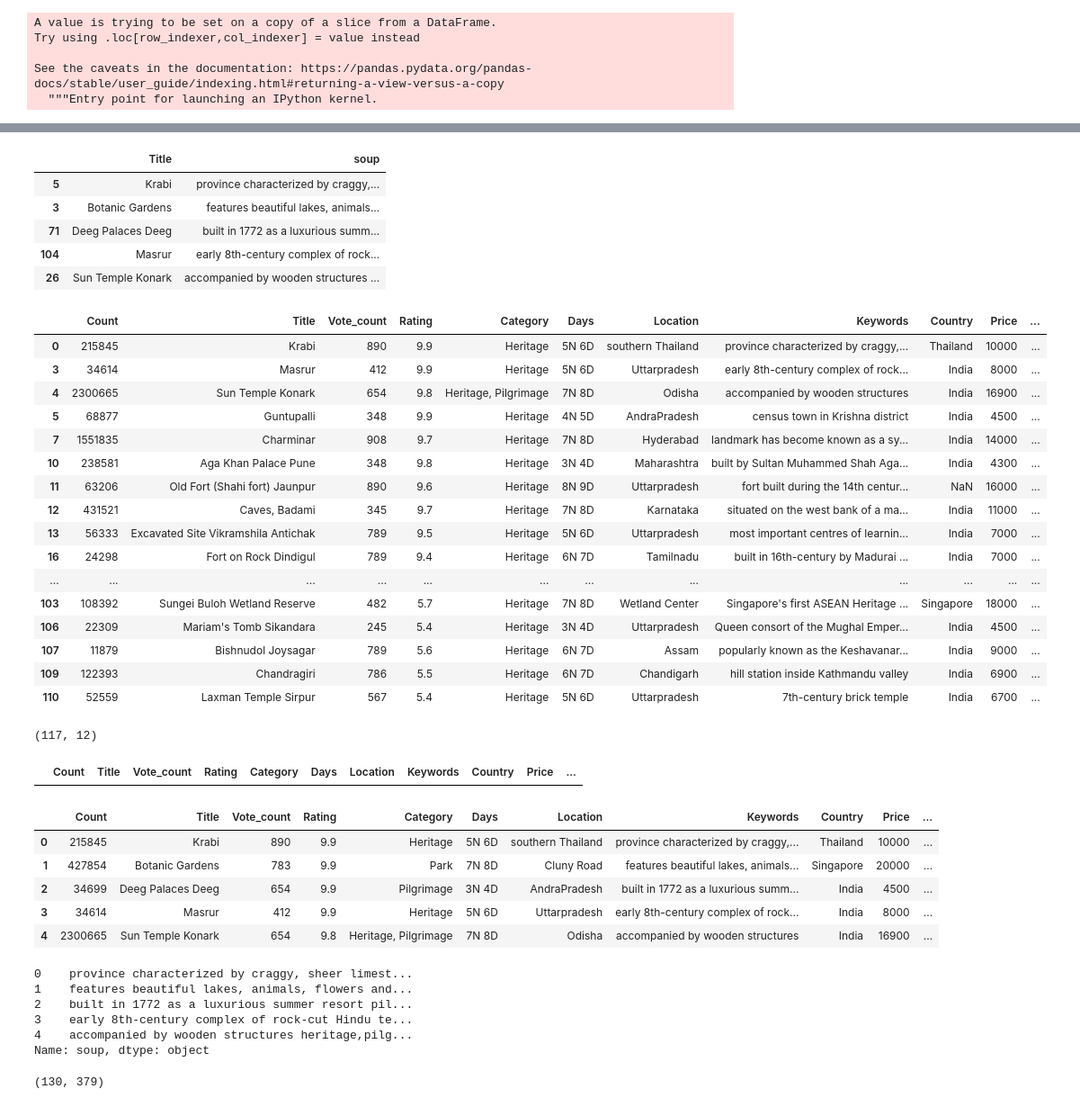
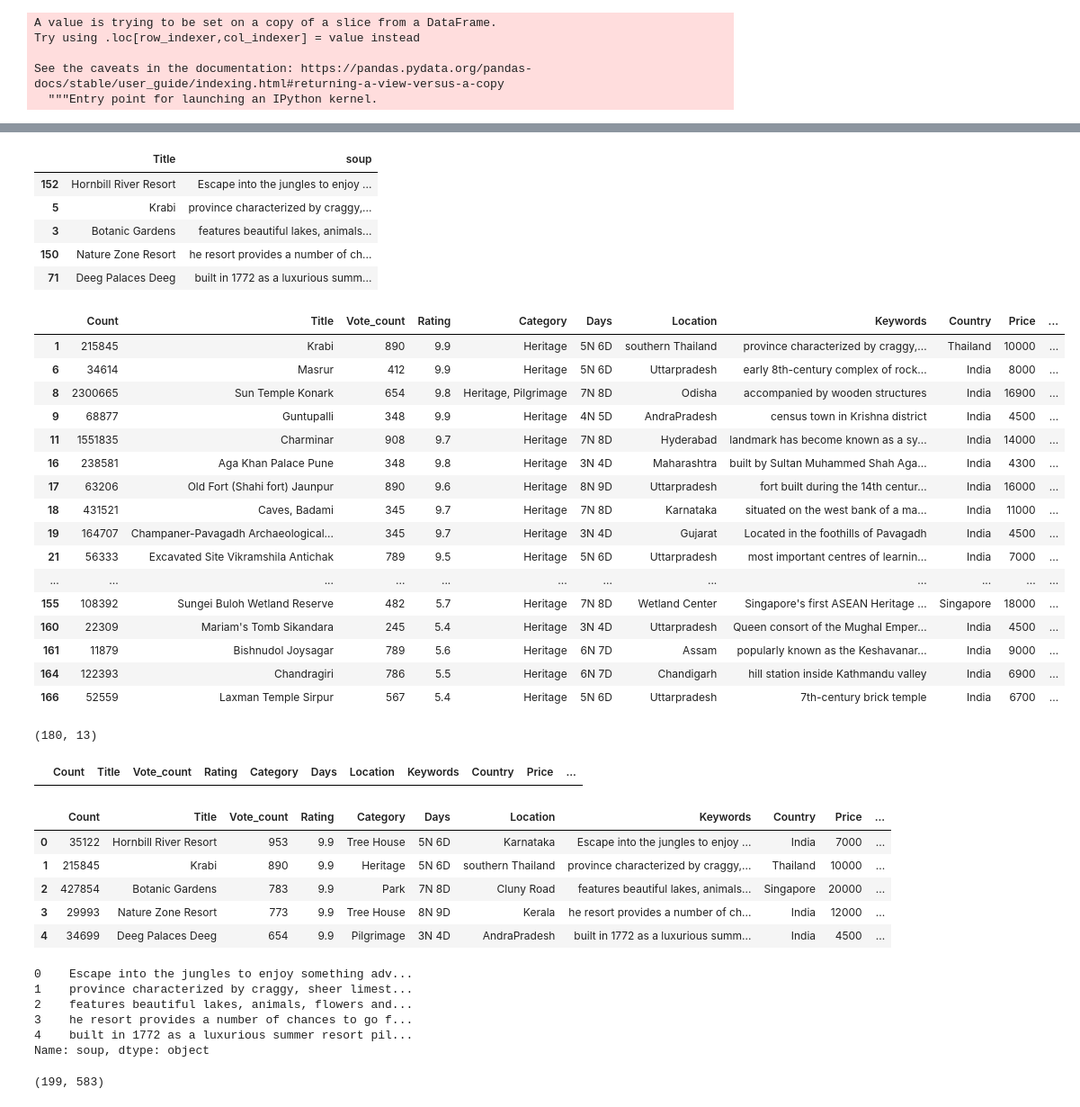
Before and after one commit to nidhi7330/nidhi7330, a Jupyter notebook: Tour_Content_based_Recommendation.ipynb, the cells around one changed output, grey strips where cells are left out. Shown at 90% size. Cells and saved outputs as stored; diff of their text form; code cells hidden in the pictures.

```diff
--- a/Tour_Content_based_Recommendation.ipynb
+++ b/Tour_Content_based_Recommendation.ipynb
@@ -10,6 +11,6 @@ from sklearn.feature_extraction.text import TfidfVectorizer
 # %%
 #reding the dataset
-tour_desc = pd.read_csv('/content/tour.csv')#,encoding = 'unicode_escape')
+tour_desc = pd.read_csv('/content/tour_final.csv')#,encoding = 'utf-8')
 # %%
 #Give the number of rows and columns
 tour_desc.shape
@@ -81,12 +83,12 @@ quali = quali.sort_values('Score', ascending=False)
 | 96 | 185316 | Remains of Patliputra Kumrahar | 678 | 7.9 | Wildlife | 9N 10D | Uttarpradesh | ancient city of Pataliputra | India | 20000 | ... |
 # %%
-conbas_df = quali[['Title','Category','Days','Location','Keywords']]
+conbas_df = quali[['Title','Category','Days','Location','Keywords','Image_url']]
 # %%
 #converting the names and keyword instances into lowercase and strip all the spaces between them #comparing the code with keywords
 conbas_df['Category'] = conbas_df['Category'].str.replace(' ','').str.lower().str.replace('-','')
-conbas_df['Location'] = conbas_df['Location'].str.replace(' ','').str.lower().str.replace('-','')
-conbas_df['Days'] = conbas_df['Days'].str.replace(' ','').str.lower().str.replace('-','')
-#conbas_df['Price'] = conbas_df['Price'].str.replace(' ','').str.lower().str.replace('-','')
+conbas_df['Location'] = conbas_df['Location'].str.replace(' ','').str.lower().str.replace('-',' ')
+conbas_df['Days'] = conbas_df['Days'].str.replace(' ','').str.lower().str.replace('-',' ')
+conbas_df['Image_url'] = conbas_df['Image_url'].str.replace(' ','').str.lower().str.replace('-','')
 # %% [output]
 A value is trying to be set on a copy of a slice from a DataFrame.
 Try using .loc[row_indexer,col_indexer] = value instead
@@ -126,5 +135,5 @@ Index(['Title', 'Category', 'Days', 'Location', 'Keywords', 'soup'], dtype='obje
 # %%
-conbas_df = conbas_df.drop(columns=['Category','Days','Location','Keywords'])
+conbas_df = conbas_df.drop(columns=['Category','Days','Location','Keywords','Image_url'])
 # %%
 conbas_df.head()
 # %% [output]
@@ -153,35 +153,35 @@ q = pd.merge(quali,conbas_df, left_on=['Title'], right_on=['Title'], how='left')
 conbas_df.head()
 # %% [output]
 |  | Title | soup |
+| 152 | Hornbill River Resort | Escape into the jungles to enjoy ... |
 | 5 | Krabi | province characterized by craggy,... |
 | 3 | Botanic Gardens | features beautiful lakes, animals... |
+| 150 | Nature Zone Resort | he resort provides a number of ch... |
 | 71 | Deeg Palaces Deeg | built in 1772 as a luxurious summ... |
-| 104 | Masrur | early 8th-century complex of rock... |
-| 26 | Sun Temple Konark | accompanied by wooden structures ... |
 # %%
-q[q['Category'].str.contains('Heritage')]
+q[q['Category'].str.contains('Heritage', na=False)]
 # %% [output]
 |  | Count | Title | Vote_count | Rating | Category | Days | Location | Keywords | Country | Price | ... |
-| 0 | 215845 | Krabi | 890 | 9.9 | Heritage | 5N 6D | southern Thailand | province characterized by craggy,... | Thailand | 10000 | ... |
-| 3 | 34614 | Masrur | 412 | 9.9 | Heritage | 5N 6D | Uttarpradesh | early 8th-century complex of rock... | India | 8000 | ... |
-| 4 | 2300665 | Sun Temple Konark | 654 | 9.8 | Heritage, Pilgrimage | 7N 8D | Odisha | accompanied by wooden structures | India | 16900 | ... |
-| 5 | 68877 | Guntupalli | 348 | 9.9 | Heritage | 4N 5D | AndraPradesh | census town in Krishna district | India | 4500 | ... |
-| 7 | 1551835 | Charminar | 908 | 9.7 | Heritage | 7N 8D | Hyderabad | landmark has become known as a sy... | India | 14000 | ... |
-| 10 | 238581 | Aga Khan Palace Pune | 348 | 9.8 | Heritage | 3N 4D | Maharashtra | built by Sultan Muhammed Shah Aga... | India | 4300 | ... |
-| 11 | 63206 | Old Fort (Shahi fort) Jaunpur | 890 | 9.6 | Heritage | 8N 9D | Uttarpradesh | fort built during the 14th centur... | NaN | 16000 | ... |
-| 12 | 431521 | Caves, Badami | 345 | 9.7 | Heritage | 7N 8D | Karnataka | situated on the west bank of a ma... | India | 11000 | ... |
-| 13 | 56333 | Excavated Site Vikramshila Antichak | 789 | 9.5 | Heritage | 5N 6D | Uttarpradesh | most important centres of learnin... | India | 7000 | ... |
-| 16 | 24298 | Fort on Rock Dindigul | 789 | 9.4 | Heritage | 6N 7D | Tamilnadu | built in 16th-century by Madurai ... | India | 7000 | ... |
+| 1 | 215845 | Krabi | 890 | 9.9 | Heritage | 5N 6D | southern Thailand | province characterized by craggy,... | Thailand | 10000 | ... |
+| 6 | 34614 | Masrur | 412 | 9.9 | Heritage | 5N 6D | Uttarpradesh | early 8th-century complex of rock... | India | 8000 | ... |
+| 8 | 2300665 | Sun Temple Konark | 654 | 9.8 | Heritage, Pilgrimage | 7N 8D | Odisha | accompanied by wooden structures | India | 16900 | ... |
+| 9 | 68877 | Guntupalli | 348 | 9.9 | Heritage | 4N 5D | AndraPradesh | census town in Krishna district | India | 4500 | ... |
+| 11 | 1551835 | Charminar | 908 | 9.7 | Heritage | 7N 8D | Hyderabad | landmark has become known as a sy... | India | 14000 | ... |
+| 16 | 238581 | Aga Khan Palace Pune | 348 | 9.8 | Heritage | 3N 4D | Maharashtra | built by Sultan Muhammed Shah Aga... | India | 4300 | ... |
+| 17 | 63206 | Old Fort (Shahi fort) Jaunpur | 890 | 9.6 | Heritage | 8N 9D | Uttarpradesh | fort built during the 14th centur... | India | 16000 | ... |
+| 18 | 431521 | Caves, Badami | 345 | 9.7 | Heritage | 7N 8D | Karnataka | situated on the west bank of a ma... | India | 11000 | ... |
+| 19 | 164707 | Champaner-Pavagadh Archaeological... | 345 | 9.7 | Heritage | 3N 4D | Gujarat | Located in the foothills of Pavagadh | India | 4500 | ... |
+| 21 | 56333 | Excavated Site Vikramshila Antichak | 789 | 9.5 | Heritage | 5N 6D | Uttarpradesh | most important centres of learnin... | India | 7000 | ... |
 | ... | ... | ... | ... | ... | ... | ... | ... | ... | ... | ... | ... |
-| 103 | 108392 | Sungei Buloh Wetland Reserve | 482 | 5.7 | Heritage | 7N 8D | Wetland Center | Singapore's first ASEAN Heritage ... | Singapore | 18000 | ... |
-| 106 | 22309 | Mariam's Tomb Sikandara | 245 | 5.4 | Heritage | 3N 4D | Uttarpradesh | Queen consort of the Mughal Emper... | India | 4500 | ... |
-| 107 | 11879 | Bishnudol Joysagar | 789 | 5.6 | Heritage | 6N 7D | Assam | popularly known as the Keshavanar... | India | 9000 | ... |
-| 109 | 122393 | Chandragiri | 786 | 5.5 | Heritage | 6N 7D | Chandigarh | hill station inside Kathmandu valley | India | 6900 | ... |
-| 110 | 52559 | Laxman Temple Sirpur | 567 | 5.4 | Heritage | 5N 6D | Uttarpradesh | 7th-century brick temple | India | 6700 | ... |
+| 155 | 108392 | Sungei Buloh Wetland Reserve | 482 | 5.7 | Heritage | 7N 8D | Wetland Center | Singapore's first ASEAN Heritage ... | Singapore | 18000 | ... |
+| 160 | 22309 | Mariam's Tomb Sikandara | 245 | 5.4 | Heritage | 3N 4D | Uttarpradesh | Queen consort of the Mughal Emper... | India | 4500 | ... |
+| 161 | 11879 | Bishnudol Joysagar | 789 | 5.6 | Heritage | 6N 7D | Assam | popularly known as the Keshavanar... | India | 9000 | ... |
+| 164 | 122393 | Chandragiri | 786 | 5.5 | Heritage | 6N 7D | Chandigarh | hill station inside Kathmandu valley | India | 6900 | ... |
+| 166 | 52559 | Laxman Temple Sirpur | 567 | 5.4 | Heritage | 5N 6D | Uttarpradesh | 7th-century brick temple | India | 6700 | ... |
 # %%
 q.shape
 # %% [output]
-(117, 12)
+(180, 13)
 # %%
 q[q.duplicated(['Title'])]
 # %% [output]
@@ -192,19 +194,19 @@ q.to_csv('/content/travel.csv')
 q.head()
 # %% [output]
 |  | Count | Title | Vote_count | Rating | Category | Days | Location | Keywords | Country | Price | ... |
-| 0 | 215845 | Krabi | 890 | 9.9 | Heritage | 5N 6D | southern Thailand | province characterized by craggy,... | Thailand | 10000 | ... |
-| 1 | 427854 | Botanic Gardens | 783 | 9.9 | Park | 7N 8D | Cluny Road | features beautiful lakes, animals... | Singapore | 20000 | ... |
-| 2 | 34699 | Deeg Palaces Deeg | 654 | 9.9 | Pilgrimage | 3N 4D | AndraPradesh | built in 1772 as a luxurious summ... | India | 4500 | ... |
-| 3 | 34614 | Masrur | 412 | 9.9 | Heritage | 5N 6D | Uttarpradesh | early 8th-century complex of rock... | India | 8000 | ... |
-| 4 | 2300665 | Sun Temple Konark | 654 | 9.8 | Heritage, Pilgrimage | 7N 8D | Odisha | accompanied by wooden structures | India | 16900 | ... |
+| 0 | 35122 | Hornbill River Resort | 953 | 9.9 | Tree House | 5N 6D | Karnataka | Escape into the jungles to enjoy ... | India | 7000 | ... |
+| 1 | 215845 | Krabi | 890 | 9.9 | Heritage | 5N 6D | southern Thailand | province characterized by craggy,... | Thailand | 10000 | ... |
+| 2 | 427854 | Botanic Gardens | 783 | 9.9 | Park | 7N 8D | Cluny Road | features beautiful lakes, animals... | Singapore | 20000 | ... |
+| 3 | 29993 | Nature Zone Resort | 773 | 9.9 | Tree House | 8N 9D | Kerala | he resort provides a number of ch... | India | 12000 | ... |
+| 4 | 34699 | Deeg Palaces Deeg | 654 | 9.9 | Pilgrimage | 3N 4D | AndraPradesh | built in 1772 as a luxurious summ... | India | 4500 | ... |
 # %%
 q['soup'].head()
 # %% [output]
-0    province characterized by craggy, sheer limest...
-1    features beautiful lakes, animals, flowers and...
-2    built in 1772 as a luxurious summer resort pil...
-3    early 8th-century complex of rock-cut Hindu te...
-4    accompanied by wooden structures heritage,pilg...
+0    Escape into the jungles to enjoy something adv...
+1    province characterized by craggy, sheer limest...
+2    features beautiful lakes, animals, flowers and...
+3    he resort provides a number of chances to go f...
+4    built in 1772 as a luxurious summer resort pil...
 Name: soup, dtype: object
 # %%
 # removing the stop words
@@ -215,7 +217,7 @@ tour_matrix = tour_tfidf.fit_transform(tour_desc['Keywords'].values.astype('U'))
 # %%
 tour_matrix.shape
 # %% [output]
-(130, 379)
+(199, 583)
 # %%
 # Compute the Cosine Similarity matrix based on the count_matrix
 from sklearn.metrics.pairwise import cosine_similarity
```
Also changed, not shown: parts of 15 cells of this notebook.
